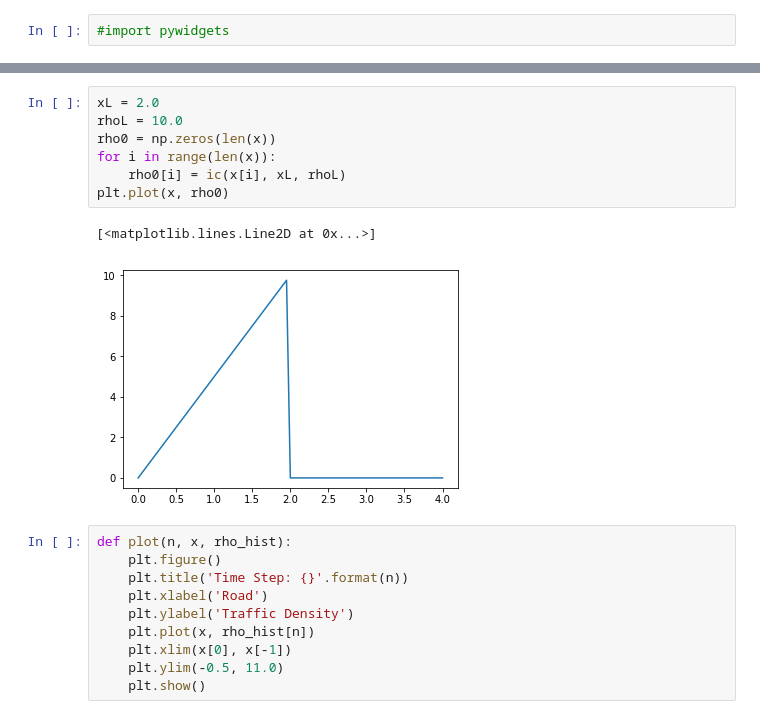
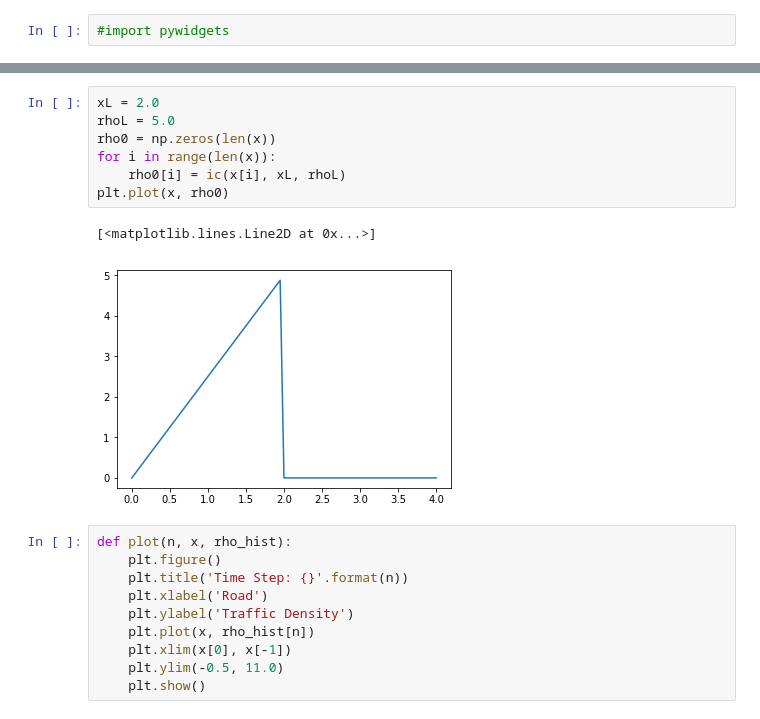
Before and after one commit to SchwartzCode/MAE-6286, a Jupyter notebook: Module_3-1.ipynb, the cells around one changed output, grey strips where cells are left out. Saved outputs shown, nothing was run; the diff lists cells and outputs as text.

```diff
--- a/Module_3-1.ipynb
+++ b/Module_3-1.ipynb
@@ -69,14 +69,14 @@ plt.plot(x, state_hist[25])
 [figure]
 # %%
 xL = 2.0
-rhoL = 10.0
+rhoL = 5.0
 rho0 = np.zeros(len(x))
 for i in range(len(x)):
     rho0[i] = ic(x[i], xL, rhoL)
 plt.plot(x, rho0)
 # %% [output]
 [<matplotlib.lines.Line2D at 0x...>]
-[figure, old version]
+[figure, new version]
 # %%
 def plot(n, x, rho_hist):
     plt.figure()
```
Also changed, not shown: parts of 3 cells of this notebook.
